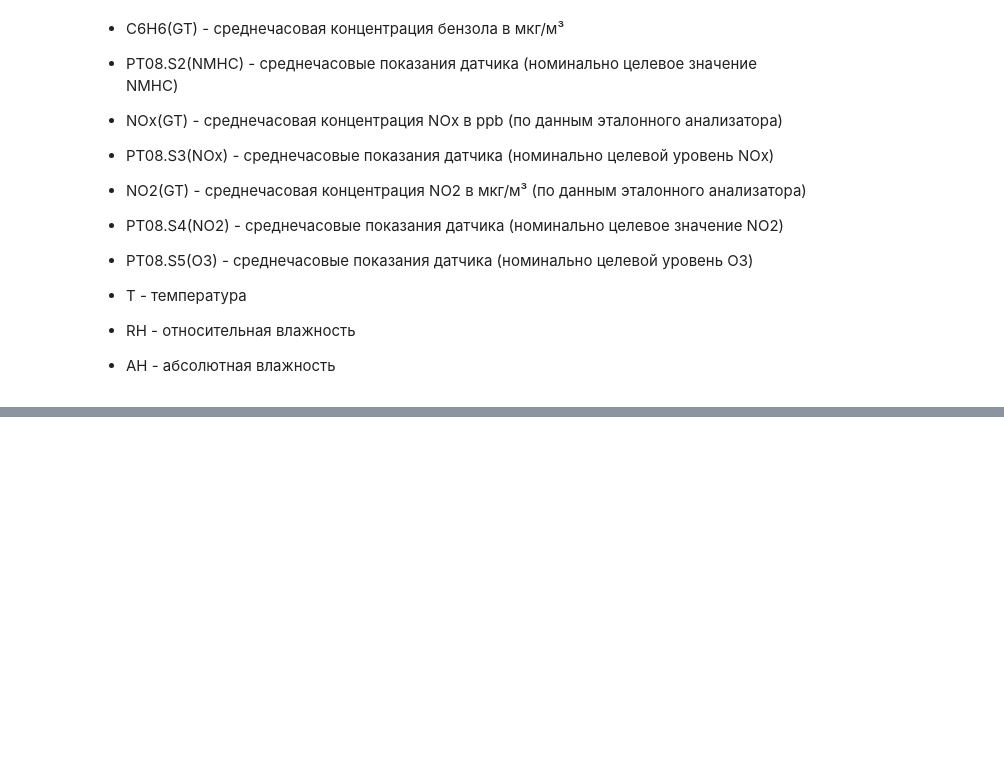
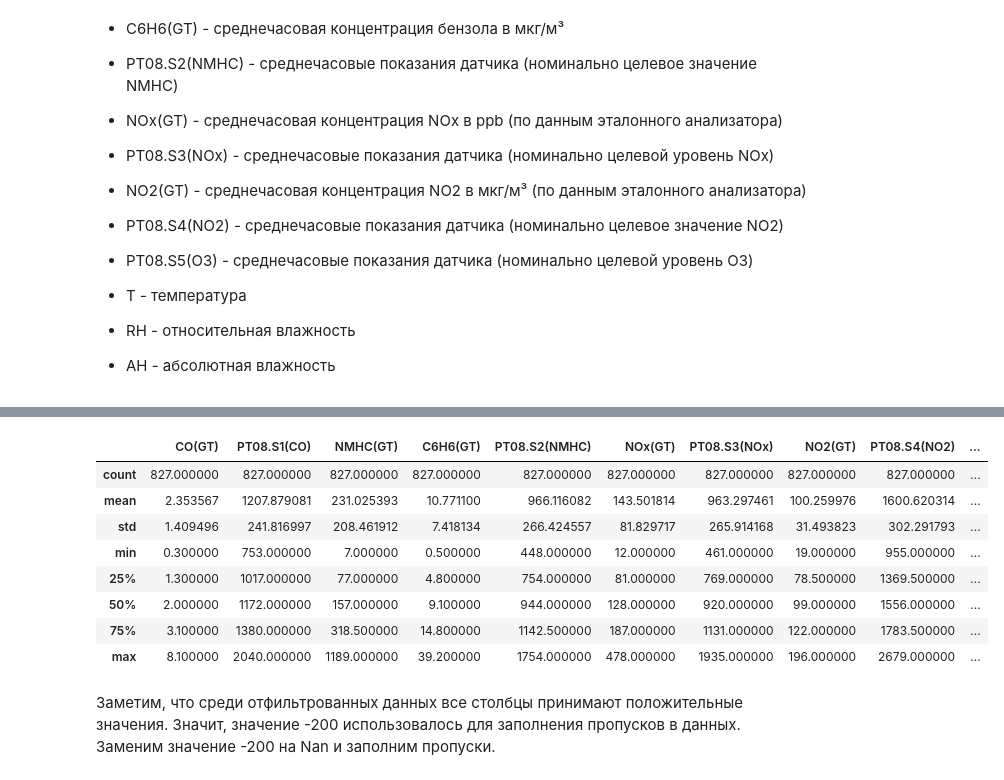
Before and after one commit to stwz13/ml, a Jupyter notebook: lab1_air.ipynb, the cells around one changed output, grey strips where cells are left out. Drawn from its saved outputs; the diff is of its cells as text; code cells hidden in the pictures; blank space fills up the shorter version.

```diff
--- a/lab1_air.ipynb
+++ b/lab1_air.ipynb
@@ -127,0 +157,15 @@ data_filtered
+# %%
+numeric_columns = data.columns.drop(["year", "month", "day", "day_of_week", "hour"])
+data[(data[numeric_columns] > -200).all(axis=1)].describe()
+# %% [output]
+|  | CO(GT) | PT08.S1(CO) | NMHC(GT) | C6H6(GT) | PT08.S2(NMHC) | NOx(GT) | PT08.S3(NOx) | NO2(GT) | PT08.S4(NO2) | ... |
+| count | 827.000000 | 827.000000 | 827.000000 | 827.000000 | 827.000000 | 827.000000 | 827.000000 | 827.000000 | 827.000000 | ... |
+| mean | 2.353567 | 1207.879081 | 231.025393 | 10.771100 | 966.116082 | 143.501814 | 963.297461 | 100.259976 | 1600.620314 | ... |
+| std | 1.409496 | 241.816997 | 208.461912 | 7.418134 | 266.424557 | 81.829717 | 265.914168 | 31.493823 | 302.291793 | ... |
+| min | 0.300000 | 753.000000 | 7.000000 | 0.500000 | 448.000000 | 12.000000 | 461.000000 | 19.000000 | 955.000000 | ... |
+| 25% | 1.300000 | 1017.000000 | 77.000000 | 4.800000 | 754.000000 | 81.000000 | 769.000000 | 78.500000 | 1369.500000 | ... |
+| 50% | 2.000000 | 1172.000000 | 157.000000 | 9.100000 | 944.000000 | 128.000000 | 920.000000 | 99.000000 | 1556.000000 | ... |
+| 75% | 3.100000 | 1380.000000 | 318.500000 | 14.800000 | 1142.500000 | 187.000000 | 1131.000000 | 122.000000 | 1783.500000 | ... |
+| max | 8.100000 | 2040.000000 | 1189.000000 | 39.200000 | 1754.000000 | 478.000000 | 1935.000000 | 196.000000 | 2679.000000 | ... |
+# %% [markdown]
+Заметим, что среди отфильтрованных данных все столбцы принимают положительные значения. Значит, значение -200 использовалось для заполнения пропусков в данных. Заменим значение -200 на Nan и заполним пропуски.
```
Also changed, not shown: parts of 18 cells of this notebook, 1 other file.
